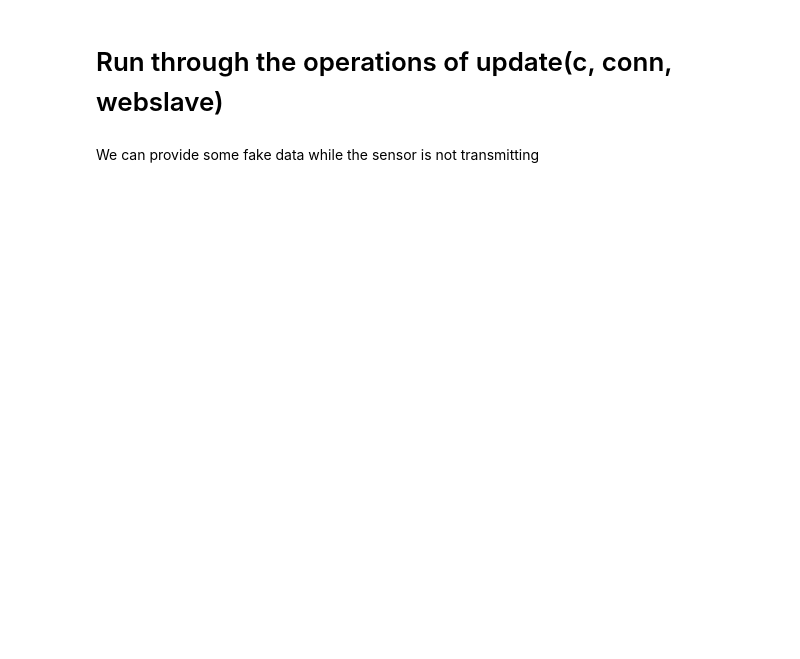
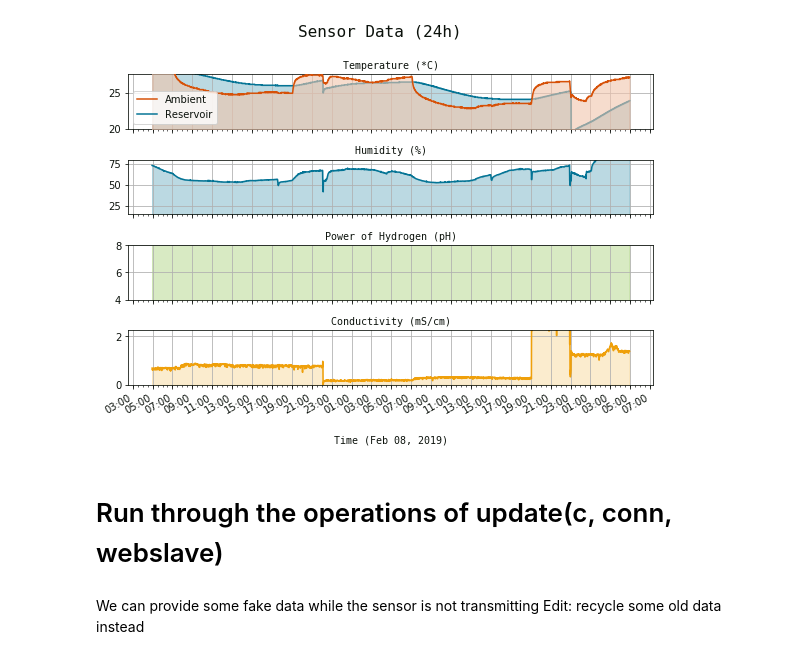
Before and after one commit to matt24smith/greenbox, a Jupyter notebook: main.ipynb, the cells around one changed output. Saved outputs shown, nothing was run; the diff lists cells and outputs as text; code cells hidden in the pictures; blank space fills up the shorter version.

```diff
--- a/main.ipynb
+++ b/main.ipynb
@@ -23,13 +23,10 @@ SENSOR_UPDATE_INTERVAL = 60  # seconds
 GRAPH_UPDATE_INTERVAL = 900  # 900s = 15m
 sensor1ip = 'http://192.168.4.1:42000'
 jsonfile = r"/var/www/html/projects/greenbox/greenbox.js"
+phpfile = r"/var/www/html/projects/greenbox/graph.php"
 graphfile = r"/var/www/html/projects/greenbox/graph.png"
 palette = ['xkcd:sea blue', 'xkcd:leaf green', '#efa00b',
-           '#d65108', '#591f0a', '#F7F7F2']
-
-
-### some stuff ###
-# plt.ioff()
+           '#d65108', '#591f0a', '#F7F7F7']
 # %%
 def timestamp(deltaHours=False):
     if not deltaHours:
@@ -39,7 +36,7 @@ def timestamp(deltaHours=False):
         return (newtime).strftime("%Y-%m-%d %H:%M:%S")
 # %%
 def writeJS(res, jsonfile):
-    filetext = "var imgtag = \"<img src='graph.png?"
+    filetext = "var imgtag = \"<img src='projects/greenbox/graph.png?"
     filetext += str(int(time.time()))
     filetext += "' alt='Sensor Data (24h)'></img>\"\n"
     filetext += "document.getElementById('graphImg').innerHTML = imgtag\n"
@@ -198,3 +224,11 @@ def graph(c, debug=False, daterange=False):
+# %%
+# this function is called once every 15m in the script
+%matplotlib inline
+palette = ['xkcd:sea blue', 'xkcd:leaf green', '#efa00b',
+           '#d65108', '#591f0a', '#FFFFFF']
+graph(c, debug=True, daterange=[-281, -279])
+# %% [output]
+[figure, added]
 # %%
 ### main loop ###
 def update(c, conn, webslave):
@@ -234,3 +263,4 @@ c = conn.cursor()  # init db connection, pointer c
 #print(webslave.ready)
 # %% [markdown]
 We can provide some fake data while the sensor is not transmitting
+Edit: recycle some old data instead
```
Also changed, not shown: parts of 26 cells of this notebook, 1 other file.
